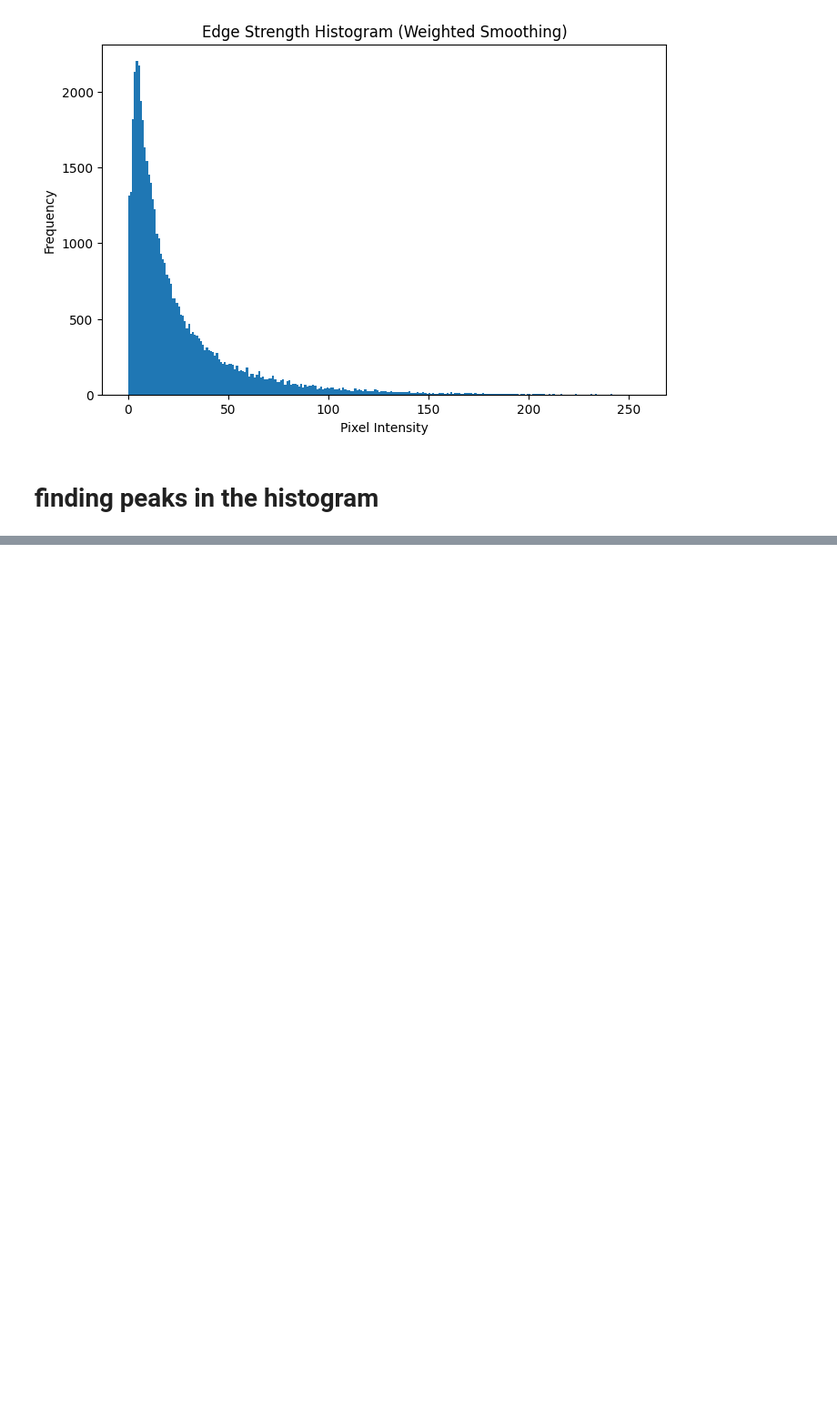
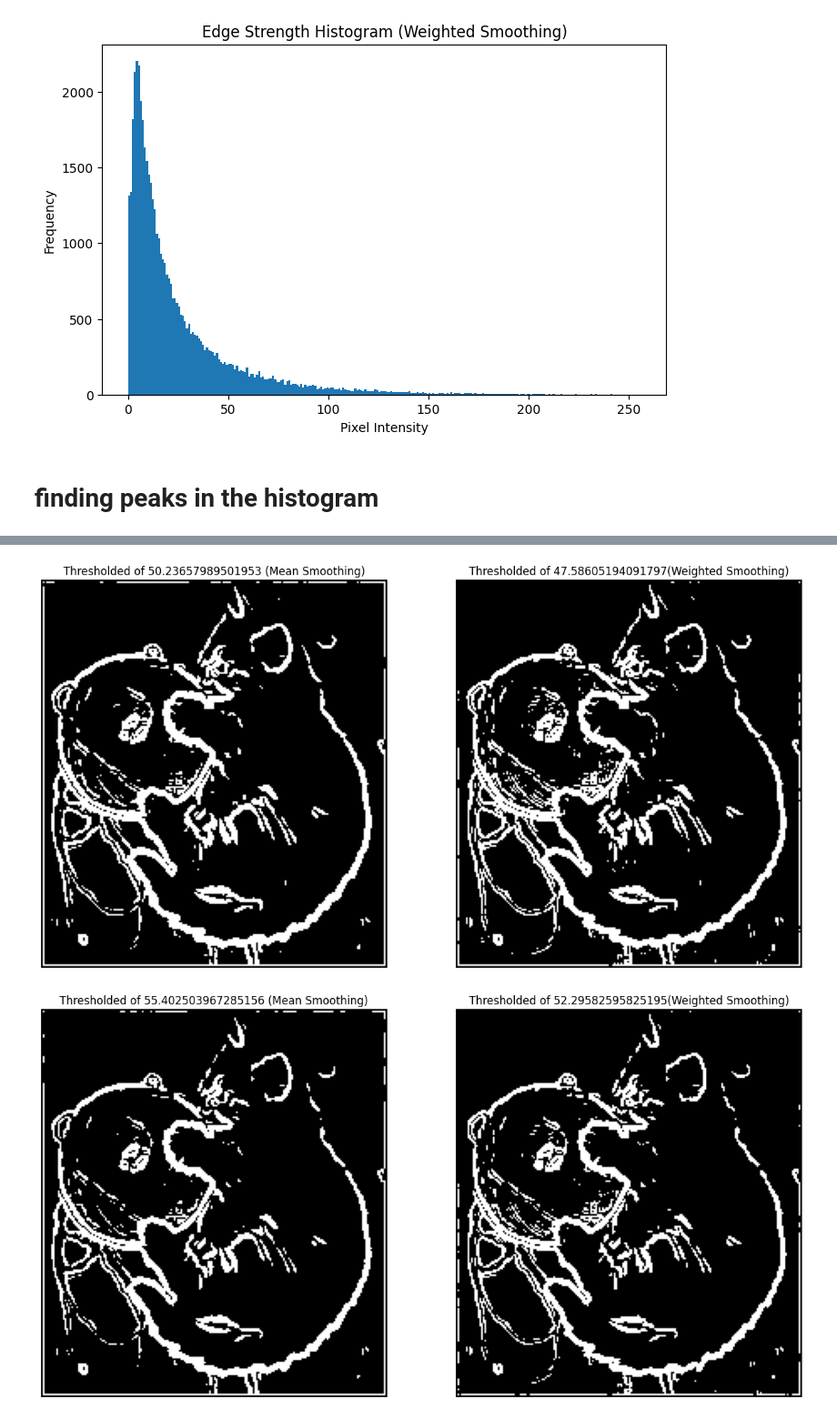
Before and after one commit to zacgalaxy/CV_CW1, a Jupyter notebook: Average_Kernal.ipynb, the cells around one changed output, grey strips where cells are left out. Shown at 91% size. Drawn from its saved outputs; the diff is of its cells as text; code cells hidden in the pictures; blank space fills up the shorter version.

```diff
--- a/Average_Kernal.ipynb
+++ b/Average_Kernal.ipynb
@@ -202,0 +243,17 @@ plt.show()
+# %%
+threshold=[85,87,90,92,95,97,98,99]
+for i in threshold:
+    apply_adaptive_threshold_manual, thresholdM = apply_adaptive_threshold(gradient_magnitude_manual,i)
+    apply_adaptive_threshold_weighted, thresholdW = apply_adaptive_threshold(gradient_magnitude_weighted,i)
+
+    fig, ax = plt.subplots(1, 2, figsize=(15, 10))
+    ax[0].imshow(apply_adaptive_threshold_manual, cmap='gray')
+    ax[0].set_title(f"Thresholded of {thresholdM} (Mean Smoothing)")
+    ax[0].axis('off')
+    ax[1].imshow(apply_adaptive_threshold_weighted, cmap='gray')
+    ax[1].set_title(f"Thresholded of {thresholdW}(Weighted Smoothing)")
+    ax[1].axis('off')
+    plt.show()
+# %% [output]
+[figure, added]
+[figure, added]
```
Also changed, not shown: parts of 8 cells of this notebook, 4 other files.
